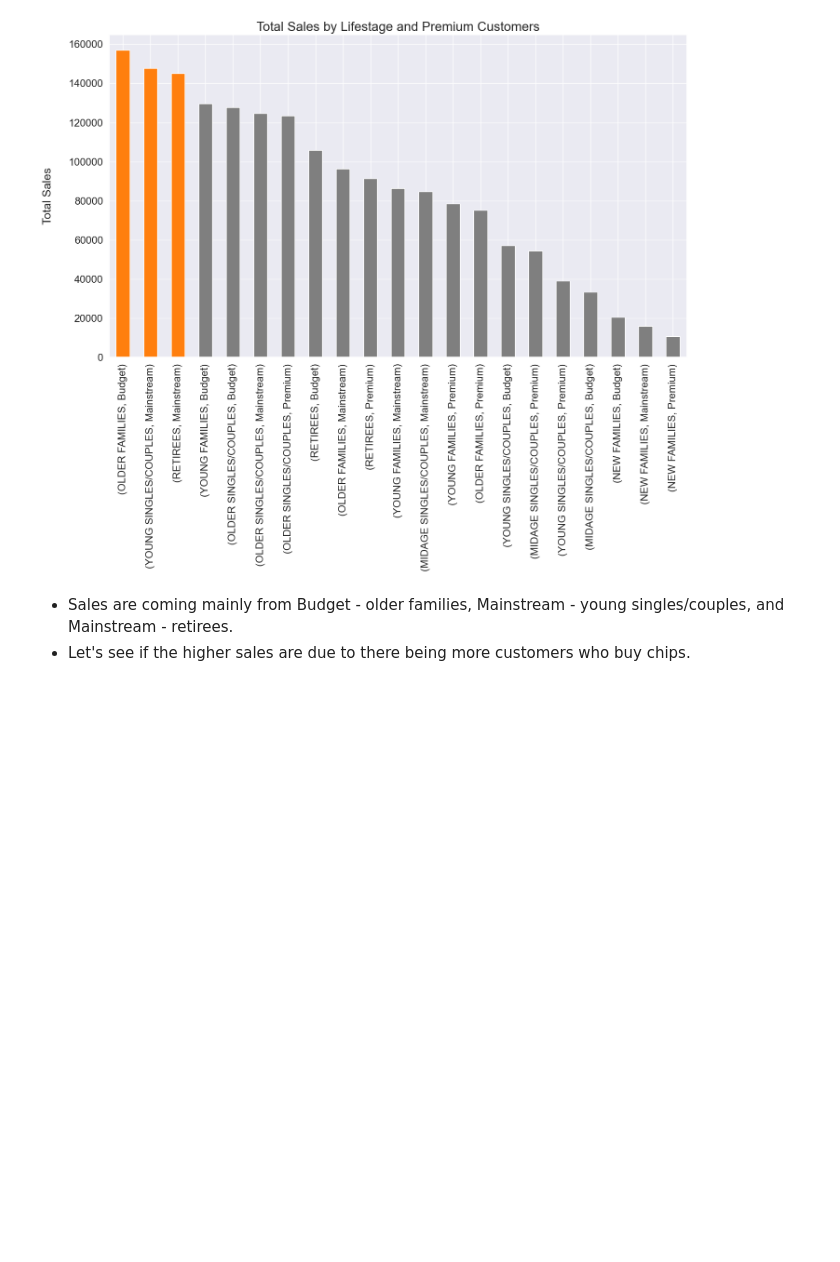
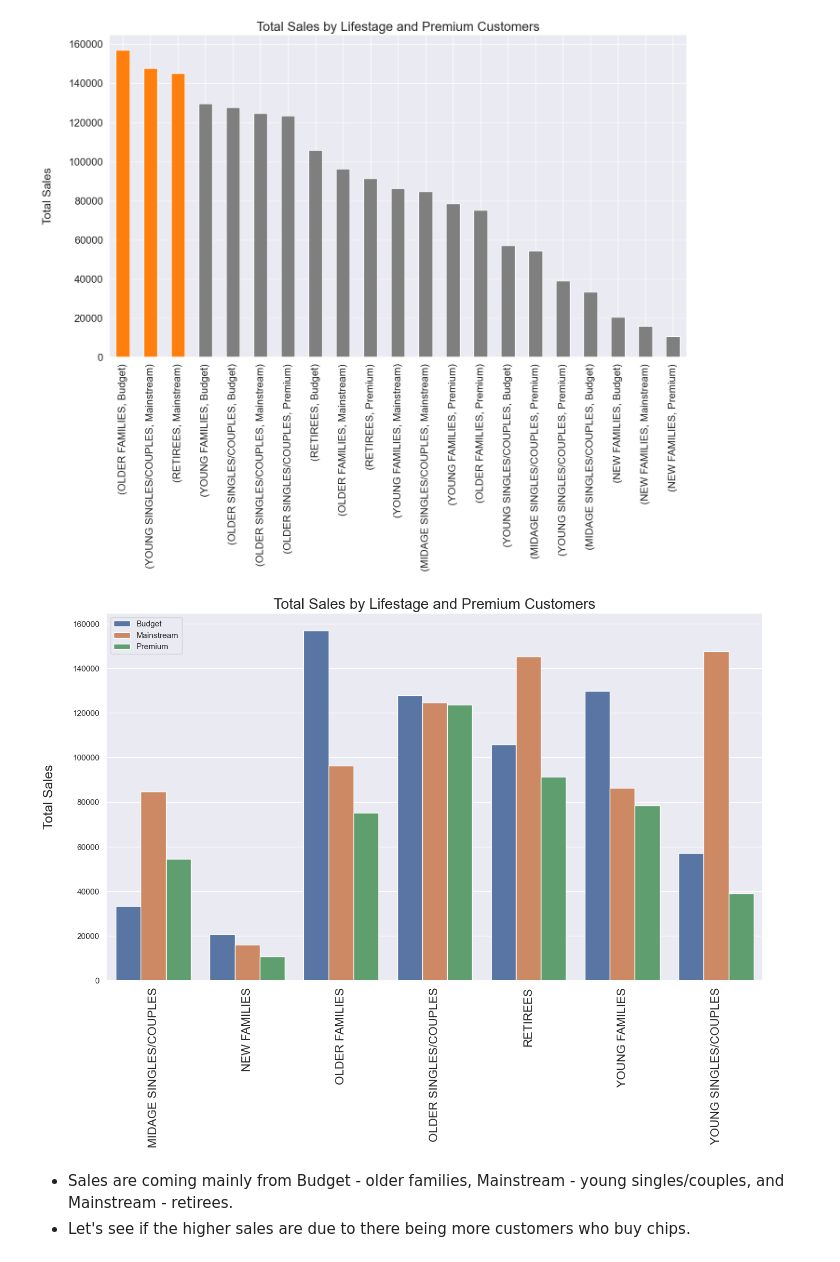
Before and after one commit to sabirinID/Quantium-Data-Analytics-Virtual-Internship, a Jupyter notebook: Files/1-Data Preparation and Customer Analytics/1-Data Preparation.ipynb, the cells around one changed output. Drawn from its saved outputs; the diff is of its cells as text; code cells hidden in the pictures; blank space fills up the shorter version.

```diff
--- a/Files/1-Data Preparation and Customer Analytics/1-Data Preparation.ipynb
+++ b/Files/1-Data Preparation and Customer Analytics/1-Data Preparation.ipynb
@@ -765,6 +765,20 @@ plt.ylabel('Total Sales\n', fontsize=18)
 plt.show()
 # %% [output]
 [figure]
+# %%
+sales = data.groupby(['LIFESTAGE', 'PREMIUM_CUSTOMER'])['TOT_SALES'].sum().reset_index()
+
+plt.figure(figsize=(16, 9))
+sns.barplot(x='LIFESTAGE', y='TOT_SALES', hue='PREMIUM_CUSTOMER', data=sales)
+plt.title('Total Sales by Lifestage and Premium Customers', fontsize=20)
+plt.xticks(rotation=90, fontsize=16)
+plt.xlabel('')
+plt.ylabel('Total Sales\n', fontsize=18)
+plt.legend(loc='upper left')
+
+plt.show()
+# %% [output]
+[figure, added]
 # %% [markdown]
 - Sales are coming mainly from Budget - older families, Mainstream - young singles/couples, and Mainstream - retirees.
 - Let's see if the higher sales are due to there being more customers who buy chips.
```
Also changed, not shown: parts of 15 cells of this notebook.
